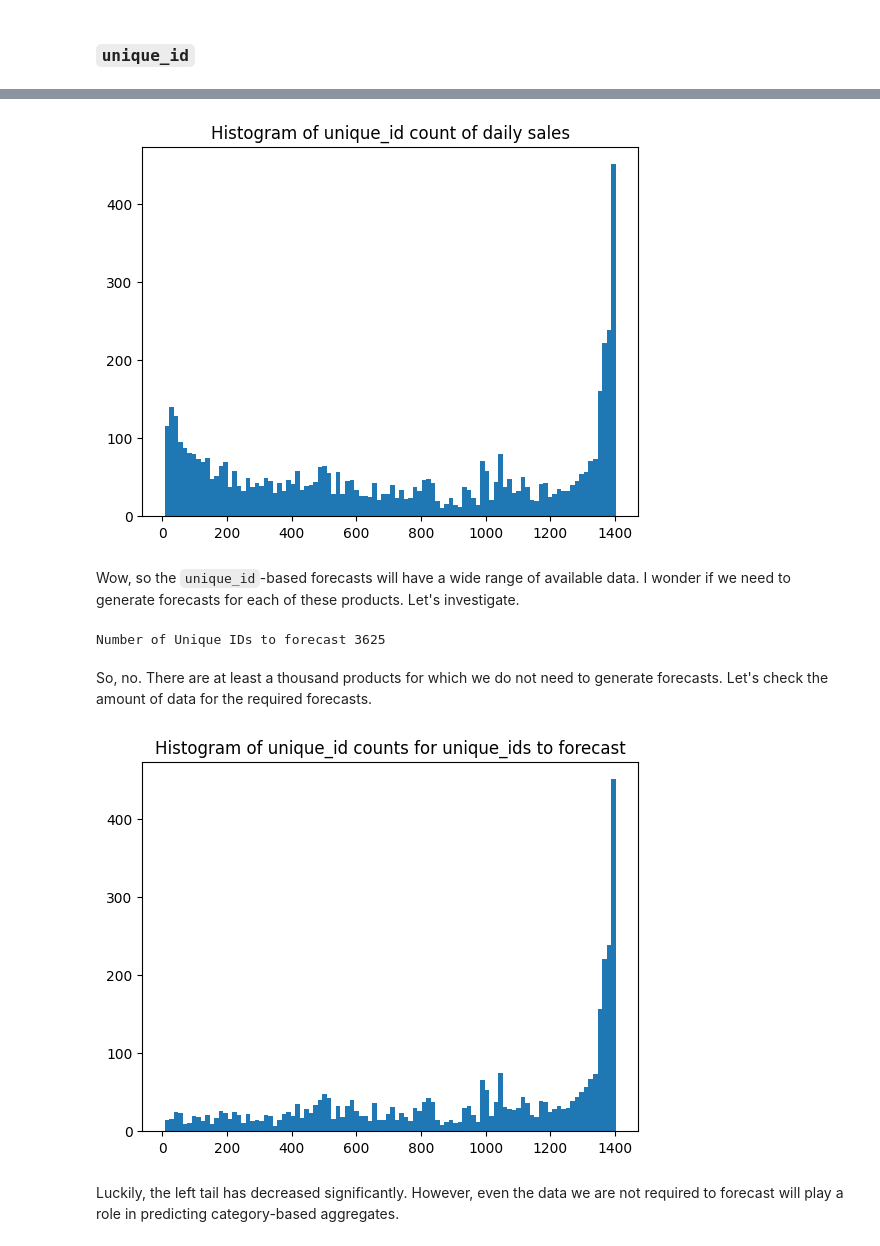
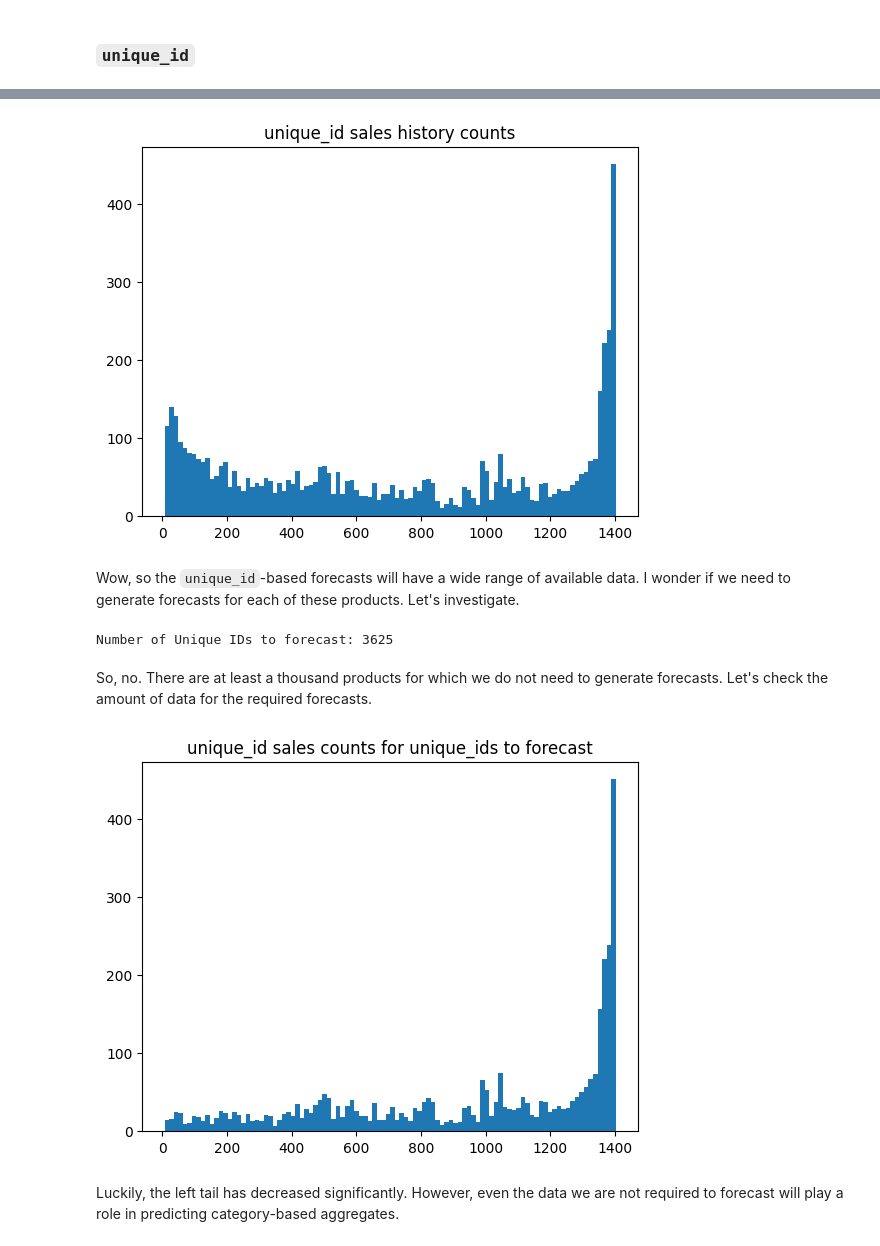
Before and after one commit to TylerFeemster/Rohlik-Sales-Forecasting, a Jupyter notebook: eda.ipynb, the cells around one changed output, grey strips where cells are left out. Cells and saved outputs as stored; diff of their text form; code cells hidden in the pictures.

```diff
--- a/eda.ipynb
+++ b/eda.ipynb
@@ -82,12 +83,12 @@ A few notes for preprocessing:
 # %%
-df.dropna(inplace=True)
+df = df.dropna()
+df = df.drop('availability', axis=1)
 
 df['date'] = pd.to_datetime(df['date'])
 
-df.drop('availability', axis=1, inplace=True)
-
 discounts = [f'type_{i}_discount' for i in range(7)]
-df[discounts] = df[discounts].map(lambda x: max(x, 0))
+for discount in discounts:
+    df.loc[df[discount] < 0, discount] = 0
 df['top_discount'] = df[discounts].apply(lambda x: np.max(x), axis=1)
 # %% [markdown]
 ### `unique_id`
@@ -143,25 +95,26 @@ Name: count, dtype: int64
 # %%
-plt.hist(unique_ids, bins=100)
-plt.title('Histogram of unique_id count of daily sales')
+id_counts = df['unique_id'].value_counts()
+plt.hist(id_counts, bins=100)
+plt.title('unique_id sales history counts')
 plt.show()
 # %% [output]
-[figure, old version]
+[figure, new version]
 # %% [markdown]
 Wow, so the `unique_id`-based forecasts will have a wide range of available data. I wonder if we need to generate forecasts for each of these products. Let's investigate.
 # %%
 test = pd.read_csv('./data/sales_test.csv')
 test_ids = test['unique_id'].unique()
-print(f"Number of Unique IDs to forecast {len(test_ids)}")
+print(f"Number of Unique IDs to forecast: {len(test_ids)}")
 # %% [output]
-Number of Unique IDs to forecast 3625
+Number of Unique IDs to forecast: 3625
 # %% [markdown]
 So, no. There are at least a thousand products for which we do not need to generate forecasts. Let's check the amount of data for the required forecasts.
 # %%
-plt.hist(unique_ids[test_ids], bins=100)
-plt.title('Histogram of unique_id counts for unique_ids to forecast')
+plt.hist(id_counts[test_ids], bins=100)
+plt.title('unique_id sales counts for unique_ids to forecast')
 plt.show()
 # %% [output]
-[figure, old version]
+[figure, new version]
 # %% [markdown]
 Luckily, the left tail has decreased significantly. However, even the data we are not required to forecast will play a role in predicting category-based aggregates.
 # %% [markdown]
```
Also changed, not shown: parts of 31 cells of this notebook, 8 other files.
